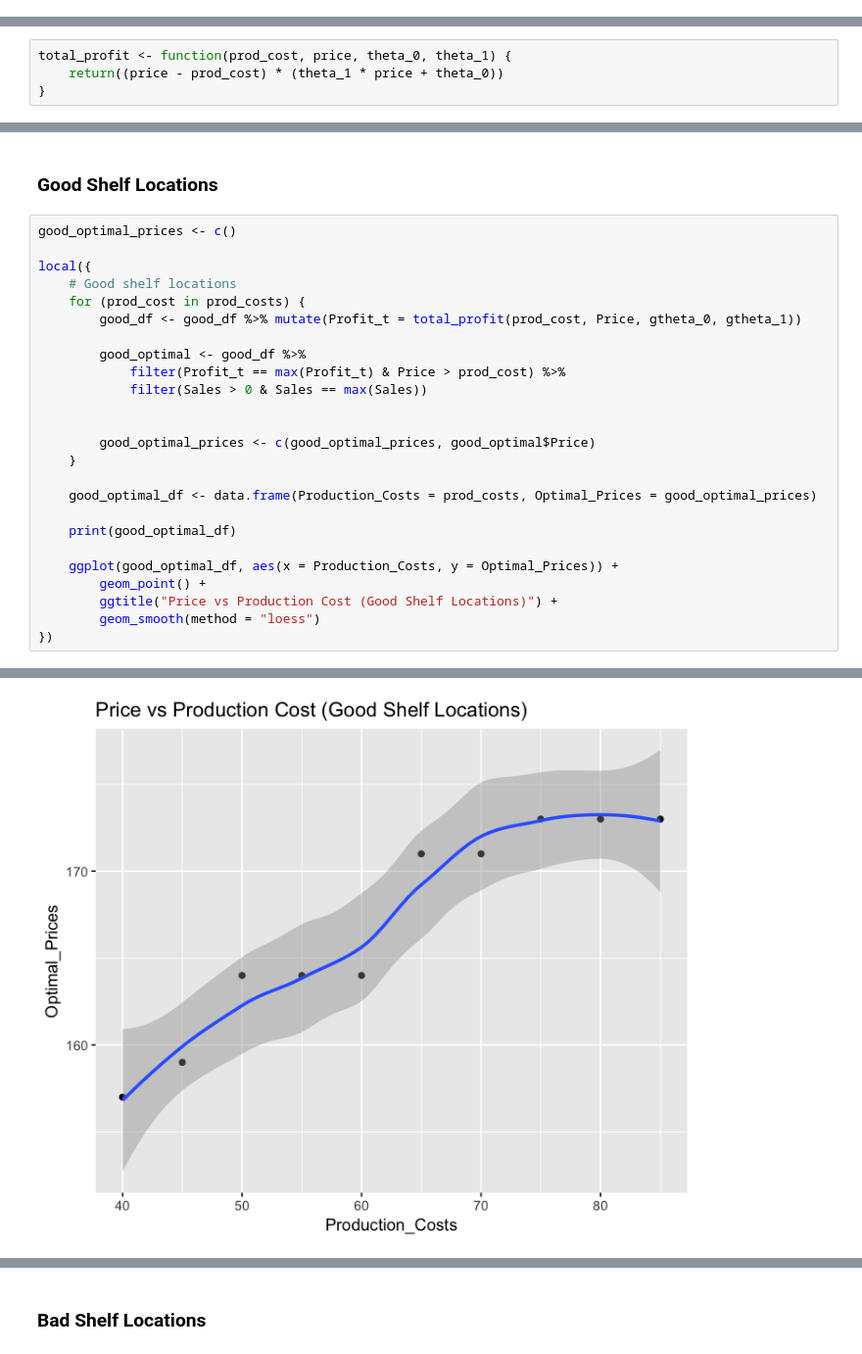
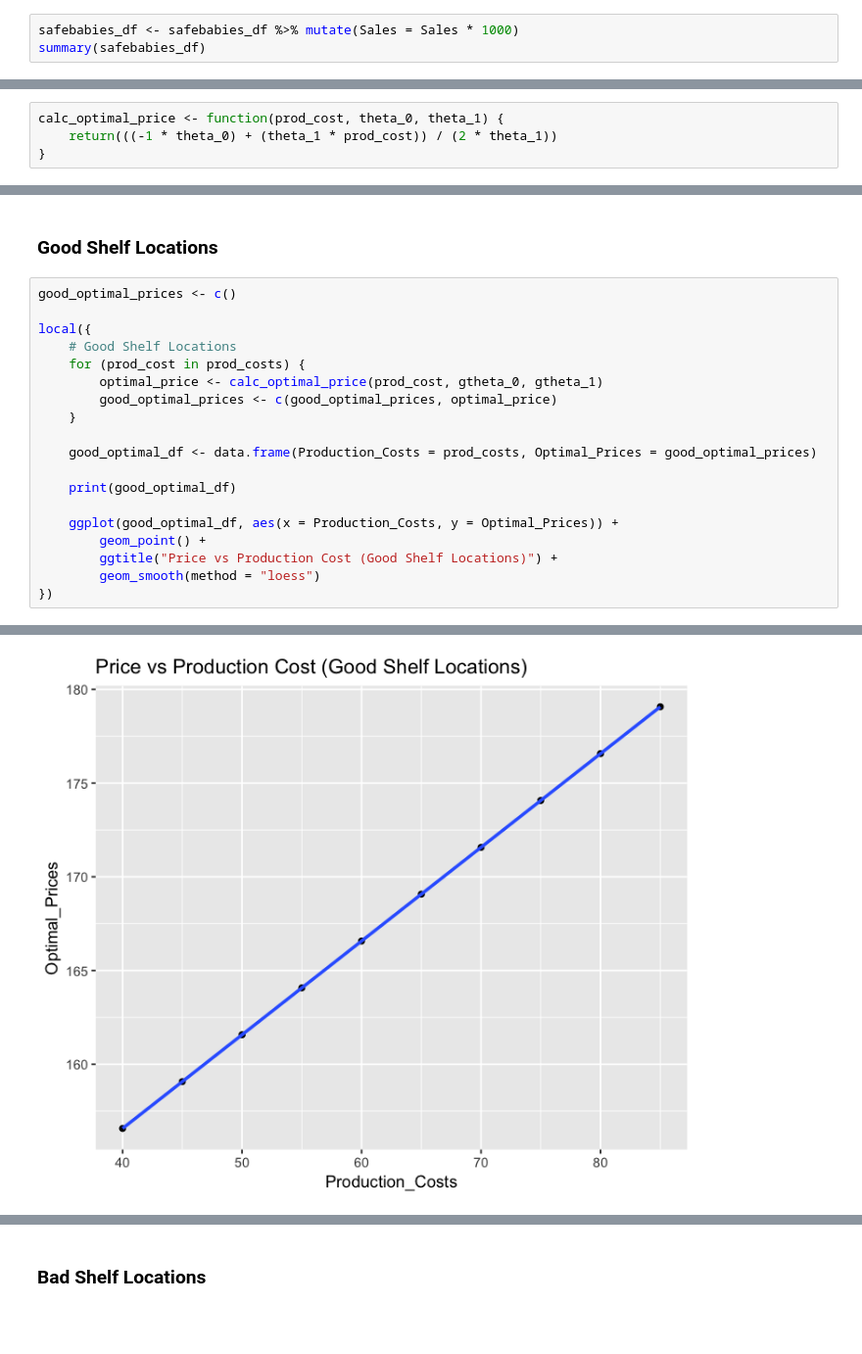
Before and after one commit to nicksspirit/MSBA, a Jupyter notebook: 64037/RNotebook/assignment_1_umuoh.ipynb, the cells around one changed output, grey strips where cells are left out. Shown at 98% size. Drawn from its saved outputs; the diff is of its cells as text; blank space fills up the shorter version.

Commit message:
used the analytical approach to finding the optimal price

```diff
--- a/64037/RNotebook/assignment_1_umuoh.ipynb
+++ b/64037/RNotebook/assignment_1_umuoh.ipynb
@@ -49,0 +52,3 @@ where
+# %%
+safebabies_df <- safebabies_df %>% mutate(Sales = Sales * 1000)
+summary(safebabies_df)
@@ -101,6 +138,6 @@ Let's define a function called `total_profit` that we compute the $P_u$
 # %%
-total_profit <- function(prod_cost, price, theta_0, theta_1) {
-    return((price - prod_cost) * (theta_1 * price + theta_0))
+calc_optimal_price <- function(prod_cost, theta_0, theta_1) {
+    return(((-1 * theta_0) + (theta_1 * prod_cost)) / (2 * theta_1))
 }
 # %% [markdown]
 ### Optimal Price for Good Shelf Locations
@@ -218,16 +189,10 @@ prod_costs <- seq(40, 85, by = 5)
 good_optimal_prices <- c()
 
 local({
-    # Good shelf locations
+    # Good Shelf Locations
     for (prod_cost in prod_costs) {
-        good_df <- good_df %>% mutate(Profit_t = total_profit(prod_cost, Price, gtheta_0, gtheta_1))
-
-        good_optimal <- good_df %>%
-            filter(Profit_t == max(Profit_t) & Price > prod_cost) %>%
-            filter(Sales > 0 & Sales == max(Sales))
-
-
-        good_optimal_prices <- c(good_optimal_prices, good_optimal$Price)
+        optimal_price <- calc_optimal_price(prod_cost, gtheta_0, gtheta_1)
+        good_optimal_prices <- c(good_optimal_prices, optimal_price)
     }
 
     good_optimal_df <- data.frame(Production_Costs = prod_costs, Optimal_Prices = good_optimal_prices)
@@ -254,2 +219,2 @@ local({
-[figure, old version]
+[figure, new version]
 # %% [markdown]
```
Also changed, not shown: parts of 28 cells of this notebook.
